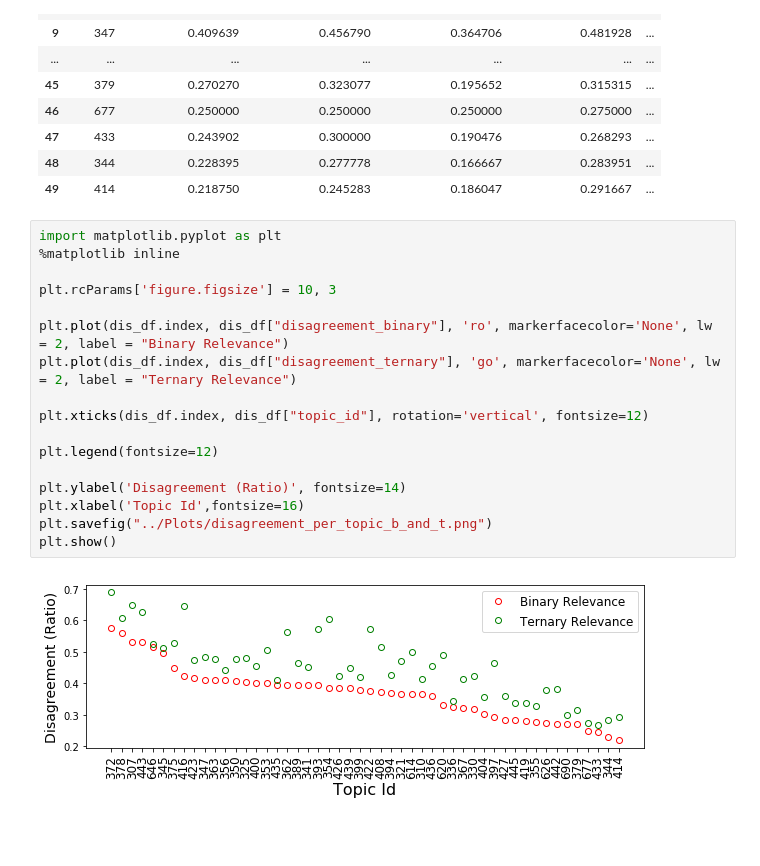
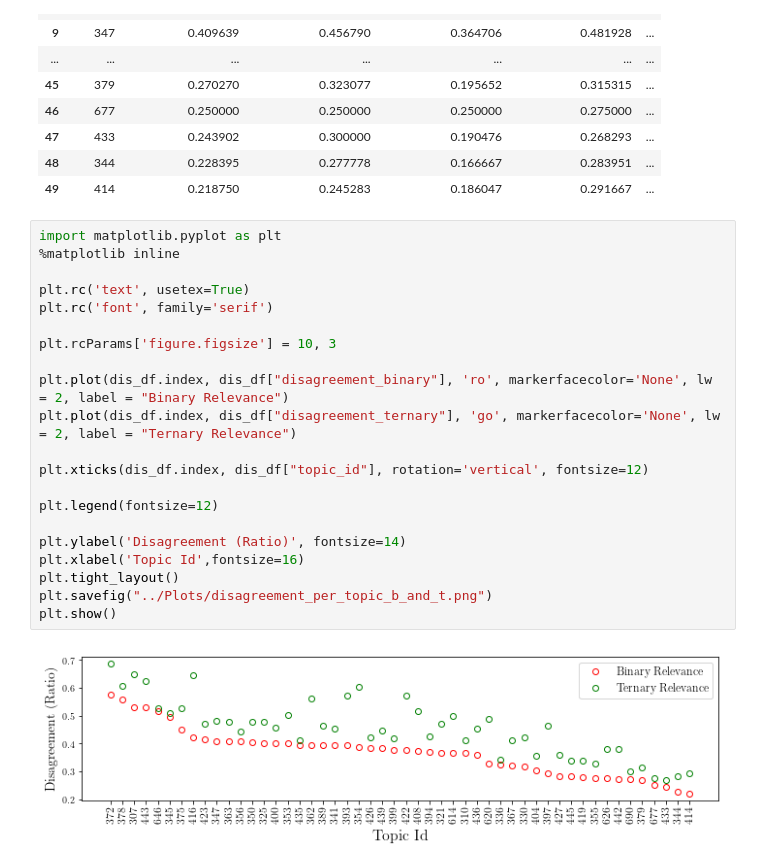
Before and after one commit to CrowdTruth/NYT-Crowdsourcing-Topical-Relevance, a Jupyter notebook: notebooks/Main Experiments - Disagreement per Topic.ipynb, the cells around one changed output. Saved outputs shown, nothing was run; the diff lists cells and outputs as text; blank space fills up the shorter version.

Commit message:
added ACM proceedings compliant plots

```diff
--- a/notebooks/Main Experiments - Disagreement per Topic.ipynb
+++ b/notebooks/Main Experiments - Disagreement per Topic.ipynb
@@ -336,19 +336,23 @@ dis_df
 # %%
 import matplotlib.pyplot as plt
 %matplotlib inline
+
+plt.rc('text', usetex=True)
+plt.rc('font', family='serif')
 
 plt.rcParams['figure.figsize'] = 10, 3
 
 plt.plot(dis_df.index, dis_df["disagreement_binary"], 'ro', markerfacecolor='None', lw = 2, label = "Binary Relevance")
 plt.plot(dis_df.index, dis_df["disagreement_ternary"], 'go', markerfacecolor='None', lw = 2, label = "Ternary Relevance")
 
 plt.xticks(dis_df.index, dis_df["topic_id"], rotation='vertical', fontsize=12)
 
 plt.legend(fontsize=12)
 
 plt.ylabel('Disagreement (Ratio)', fontsize=14)
 plt.xlabel('Topic Id',fontsize=16)
+plt.tight_layout()
 plt.savefig("../Plots/disagreement_per_topic_b_and_t.png")
 plt.show()
 # %% [output]
-[figure, old version]
+[figure, new version]
```
Also changed, not shown: 45 other files.
